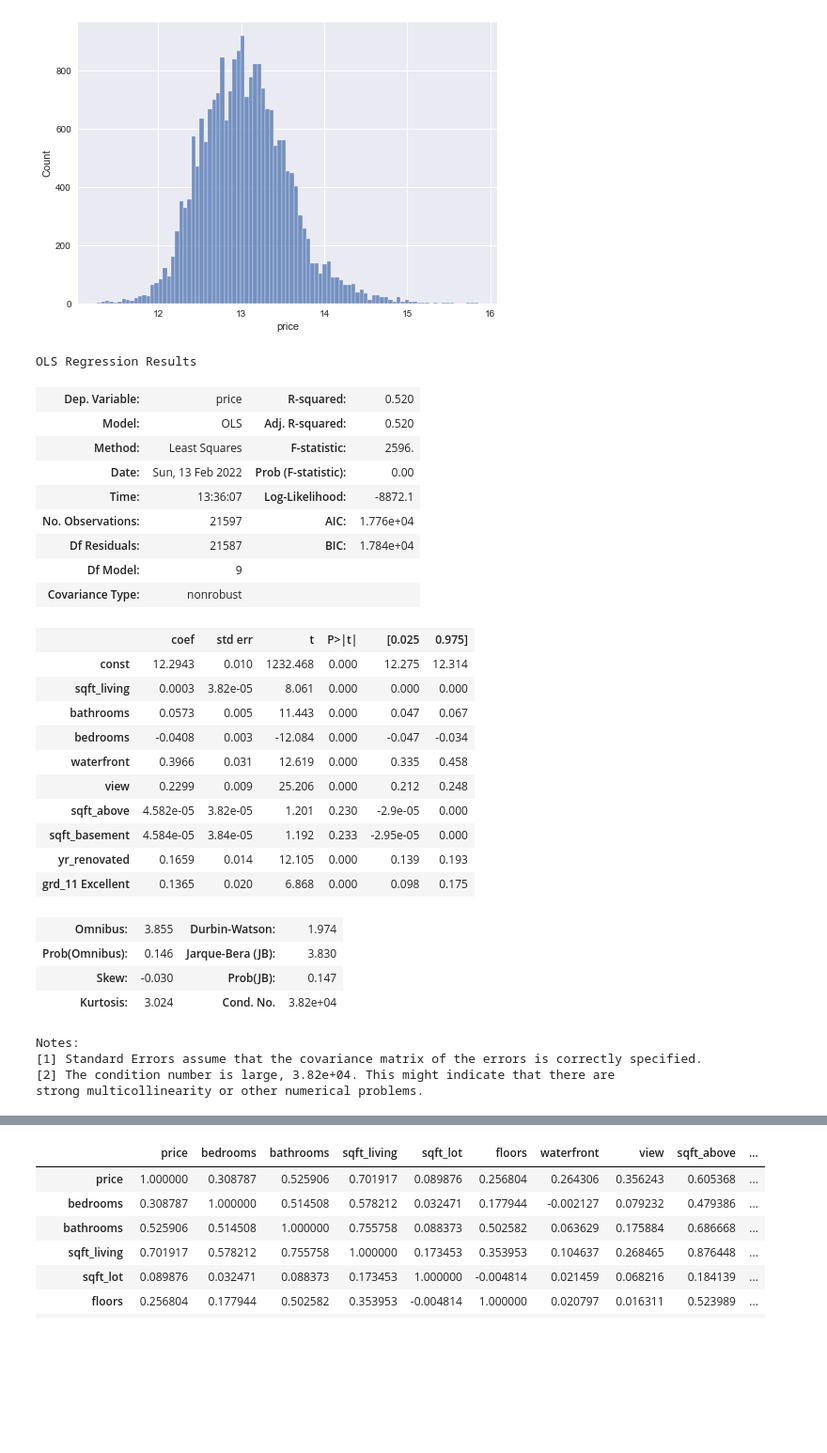
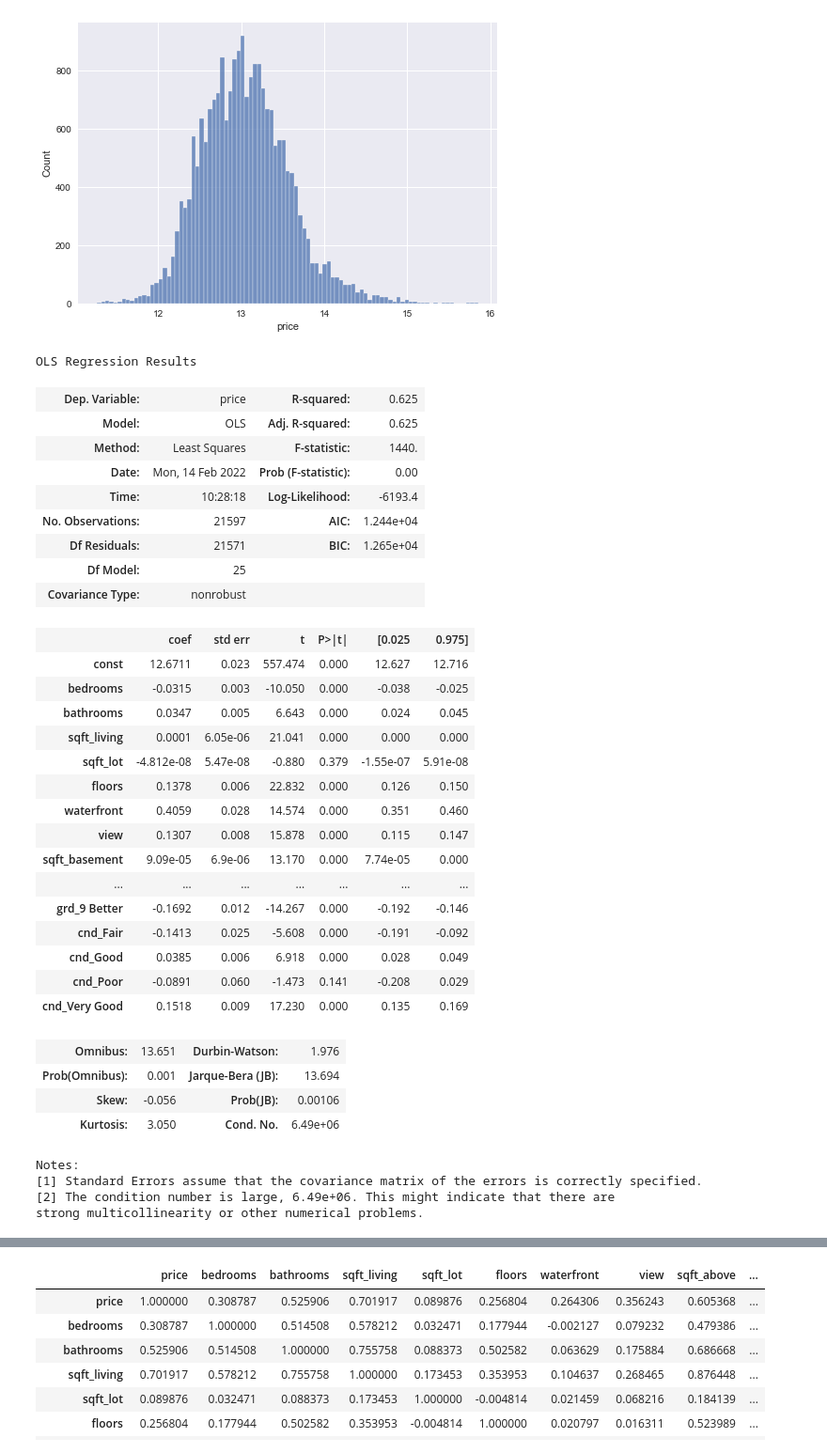
Before and after one commit to henrysvg/dsc-phase-2-project-v2-3, a Jupyter notebook: student.ipynb, the cells around one changed output, grey strips where cells are left out. Shown at 94% size. Drawn from its saved outputs; the diff is of its cells as text; code cells hidden in the pictures; blank space fills up the shorter version.

```diff
--- a/student.ipynb
+++ b/student.ipynb
@@ -401,8 +413,7 @@ sns.heatmap(corr, mask = trimask, annot = True)
 # %%
 y = data['price']
 
-x = data[['sqft_living', 'bathrooms', 'bedrooms', 'waterfront', 'view',
-         'sqft_above', 'sqft_basement', 'yr_renovated', 'grd_11 Excellent']]
+x = data[['sqft_living', 'bathrooms', 'bedrooms', 'sqft_basement']]
 # %%
 model_data = x
 # %%
@@ -444,0 +467,7 @@ strong multicollinearity or other numerical problems.
+# %%
+x_2 = data[['bedrooms', 'bathrooms', 'sqft_living', 'sqft_lot', 'floors',
+       'waterfront', 'view', 'sqft_basement', 'yr_built',
+       'yr_renovated', 'sqft_living15', 'grd_11 Excellent',
+       'grd_12 Luxury', 'grd_13 Mansion', 'grd_3 Poor', 'grd_4 Low',
+       'grd_5 Fair', 'grd_6 Low Average', 'grd_7 Average', 'grd_8 Good',
+       'grd_9 Better', 'cnd_Fair', 'cnd_Good', 'cnd_Poor', 'cnd_Very Good']]
@@ -456,36 +539,41 @@ sns.histplot(p)
 # %%
 y_log = p
 # %%
-second_model=sm.OLS(y_log,model_data_int).fit()
-results=second_model
+third_model=sm.OLS(y_log,model_data_int_2).fit()
+results=third_model
 results.summary()
 # %% [output]
 OLS Regression Results
-| Dep. Variable: | price | R-squared: | 0.520 |
-| Model: | OLS | Adj. R-squared: | 0.520 |
-| Method: | Least Squares | F-statistic: | 2596. |
-| Date: | Sun, 13 Feb 2022 | Prob (F-statistic): | 0.00 |
-| Time: | 13:36:07 | Log-Likelihood: | -8872.1 |
-| No. Observations: | 21597 | AIC: | 1.776e+04 |
-| Df Residuals: | 21587 | BIC: | 1.784e+04 |
-| Df Model: | 9 |  |  |
+| Dep. Variable: | price | R-squared: | 0.625 |
+| Model: | OLS | Adj. R-squared: | 0.625 |
+| Method: | Least Squares | F-statistic: | 1440. |
+| Date: | Mon, 14 Feb 2022 | Prob (F-statistic): | 0.00 |
+| Time: | 10:28:18 | Log-Likelihood: | -6193.4 |
+| No. Observations: | 21597 | AIC: | 1.244e+04 |
+| Df Residuals: | 21571 | BIC: | 1.265e+04 |
+| Df Model: | 25 |  |  |
 | Covariance Type: | nonrobust |  |  |
 |  | coef | std err | t | P>|t| | [0.025 | 0.975] |
-| const | 12.2943 | 0.010 | 1232.468 | 0.000 | 12.275 | 12.314 |
-| sqft_living | 0.0003 | 3.82e-05 | 8.061 | 0.000 | 0.000 | 0.000 |
-| bathrooms | 0.0573 | 0.005 | 11.443 | 0.000 | 0.047 | 0.067 |
-| bedrooms | -0.0408 | 0.003 | -12.084 | 0.000 | -0.047 | -0.034 |
-| waterfront | 0.3966 | 0.031 | 12.619 | 0.000 | 0.335 | 0.458 |
-| view | 0.2299 | 0.009 | 25.206 | 0.000 | 0.212 | 0.248 |
-| sqft_above | 4.582e-05 | 3.82e-05 | 1.201 | 0.230 | -2.9e-05 | 0.000 |
-| sqft_basement | 4.584e-05 | 3.84e-05 | 1.192 | 0.233 | -2.95e-05 | 0.000 |
-| yr_renovated | 0.1659 | 0.014 | 12.105 | 0.000 | 0.139 | 0.193 |
-| grd_11 Excellent | 0.1365 | 0.020 | 6.868 | 0.000 | 0.098 | 0.175 |
+| const | 12.6711 | 0.023 | 557.474 | 0.000 | 12.627 | 12.716 |
+| bedrooms | -0.0315 | 0.003 | -10.050 | 0.000 | -0.038 | -0.025 |
+| bathrooms | 0.0347 | 0.005 | 6.643 | 0.000 | 0.024 | 0.045 |
+| sqft_living | 0.0001 | 6.05e-06 | 21.041 | 0.000 | 0.000 | 0.000 |
+| sqft_lot | -4.812e-08 | 5.47e-08 | -0.880 | 0.379 | -1.55e-07 | 5.91e-08 |
+| floors | 0.1378 | 0.006 | 22.832 | 0.000 | 0.126 | 0.150 |
+| waterfront | 0.4059 | 0.028 | 14.574 | 0.000 | 0.351 | 0.460 |
+| view | 0.1307 | 0.008 | 15.878 | 0.000 | 0.115 | 0.147 |
+| sqft_basement | 9.09e-05 | 6.9e-06 | 13.170 | 0.000 | 7.74e-05 | 0.000 |
+| ... | ... | ... | ... | ... | ... | ... |
+| grd_9 Better | -0.1692 | 0.012 | -14.267 | 0.000 | -0.192 | -0.146 |
+| cnd_Fair | -0.1413 | 0.025 | -5.608 | 0.000 | -0.191 | -0.092 |
+| cnd_Good | 0.0385 | 0.006 | 6.918 | 0.000 | 0.028 | 0.049 |
+| cnd_Poor | -0.0891 | 0.060 | -1.473 | 0.141 | -0.208 | 0.029 |
+| cnd_Very Good | 0.1518 | 0.009 | 17.230 | 0.000 | 0.135 | 0.169 |
-| Omnibus: | 3.855 | Durbin-Watson: | 1.974 |
-| Prob(Omnibus): | 0.146 | Jarque-Bera (JB): | 3.830 |
-| Skew: | -0.030 | Prob(JB): | 0.147 |
-| Kurtosis: | 3.024 | Cond. No. | 3.82e+04 |
+| Omnibus: | 13.651 | Durbin-Watson: | 1.976 |
+| Prob(Omnibus): | 0.001 | Jarque-Bera (JB): | 13.694 |
+| Skew: | -0.056 | Prob(JB): | 0.00106 |
+| Kurtosis: | 3.050 | Cond. No. | 6.49e+06 |
 Notes:
 [1] Standard Errors assume that the covariance matrix of the errors is correctly specified.
-[2] The condition number is large, 3.82e+04. This might indicate that there are
+[2] The condition number is large, 6.49e+06. This might indicate that there are
 strong multicollinearity or other numerical problems.
```
Also changed, not shown: parts of 39 cells of this notebook.
